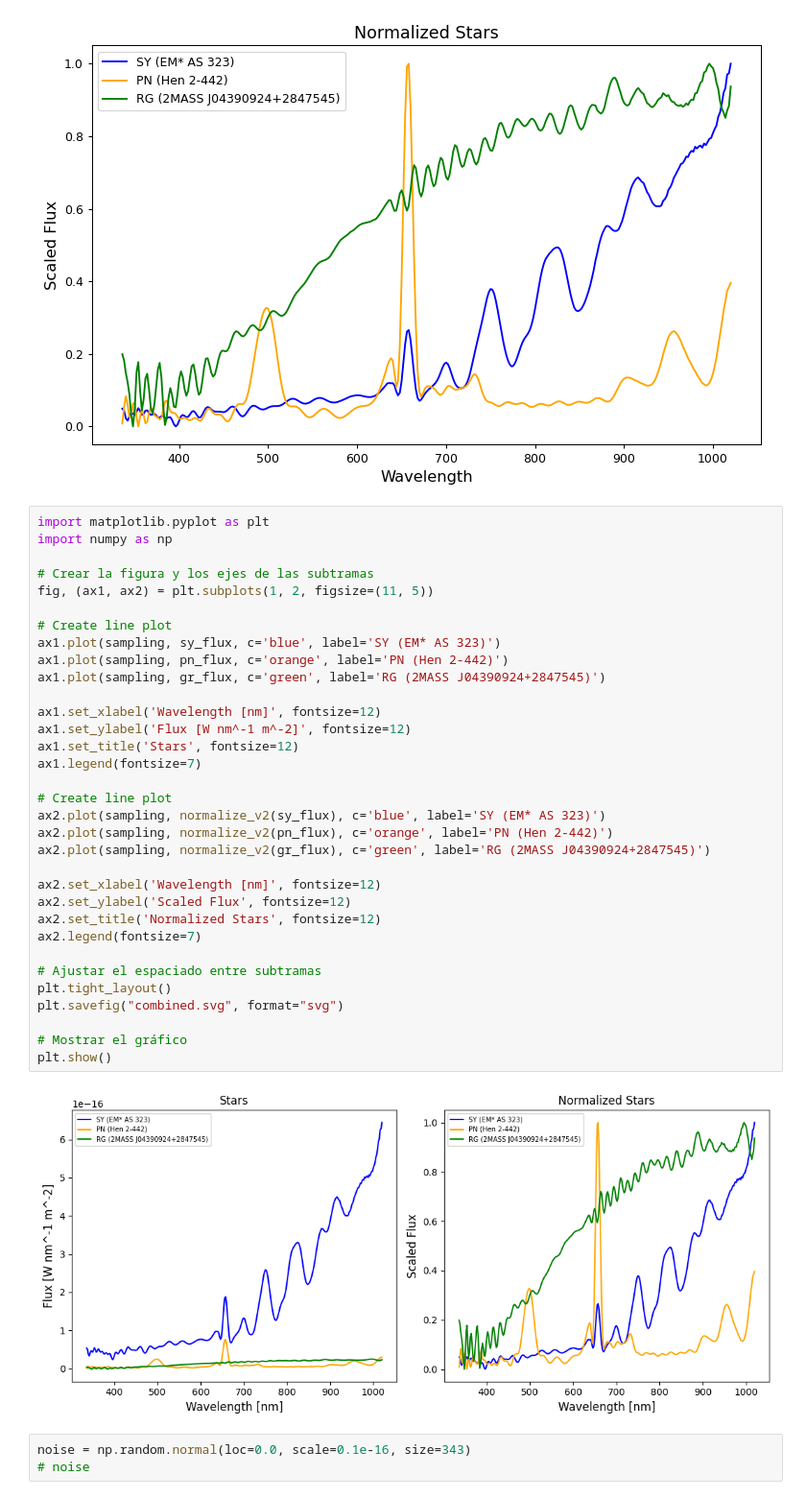
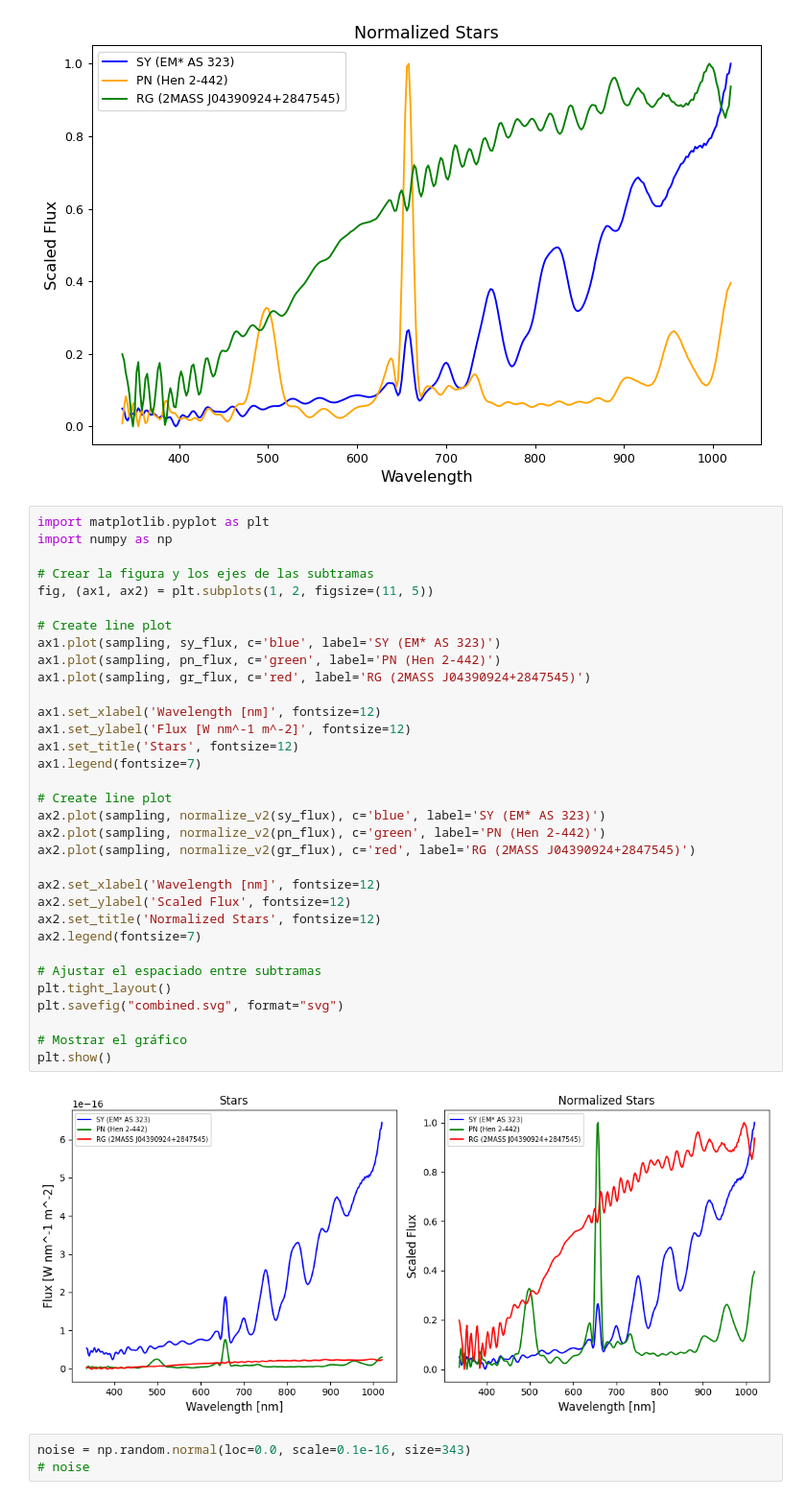
Before and after one commit to opcruz/gaiaDR3ML, a Jupyter notebook: GaiaXpy/noise/Noise2.ipynb, the cells around one changed output. Shown at 96% size. Drawn from its saved outputs; the diff is of its cells as text.

```diff
--- a/GaiaXpy/noise/Noise2.ipynb
+++ b/GaiaXpy/noise/Noise2.ipynb
@@ -85,38 +85,38 @@ The PostScript backend does not support transparency; partially transparent arti
 # %%
 import matplotlib.pyplot as plt
 import numpy as np
 
 # Crear la figura y los ejes de las subtramas
 fig, (ax1, ax2) = plt.subplots(1, 2, figsize=(11, 5))
 
 # Create line plot
 ax1.plot(sampling, sy_flux, c='blue', label='SY (EM* AS 323)')
-ax1.plot(sampling, pn_flux, c='orange', label='PN (Hen 2-442)')
-ax1.plot(sampling, gr_flux, c='green', label='RG (2MASS J04390924+2847545)')
+ax1.plot(sampling, pn_flux, c='green', label='PN (Hen 2-442)')
+ax1.plot(sampling, gr_flux, c='red', label='RG (2MASS J04390924+2847545)')
 
 ax1.set_xlabel('Wavelength [nm]', fontsize=12)
 ax1.set_ylabel('Flux [W nm^-1 m^-2]', fontsize=12)
 ax1.set_title('Stars', fontsize=12)
 ax1.legend(fontsize=7)
 
 # Create line plot
 ax2.plot(sampling, normalize_v2(sy_flux), c='blue', label='SY (EM* AS 323)')
-ax2.plot(sampling, normalize_v2(pn_flux), c='orange', label='PN (Hen 2-442)')
-ax2.plot(sampling, normalize_v2(gr_flux), c='green', label='RG (2MASS J04390924+2847545)')
+ax2.plot(sampling, normalize_v2(pn_flux), c='green', label='PN (Hen 2-442)')
+ax2.plot(sampling, normalize_v2(gr_flux), c='red', label='RG (2MASS J04390924+2847545)')
 
 ax2.set_xlabel('Wavelength [nm]', fontsize=12)
 ax2.set_ylabel('Scaled Flux', fontsize=12)
 ax2.set_title('Normalized Stars', fontsize=12)
 ax2.legend(fontsize=7)
 
 # Ajustar el espaciado entre subtramas
 plt.tight_layout()
 plt.savefig("combined.svg", format="svg")
 
 # Mostrar el gráfico
 plt.show()
 # %% [output]
-[figure, old version]
+[figure, new version]
 # %%
 noise = np.random.normal(loc=0.0, scale=0.1e-16, size=343)
 # noise
```
Also changed, not shown: 38 other files.
